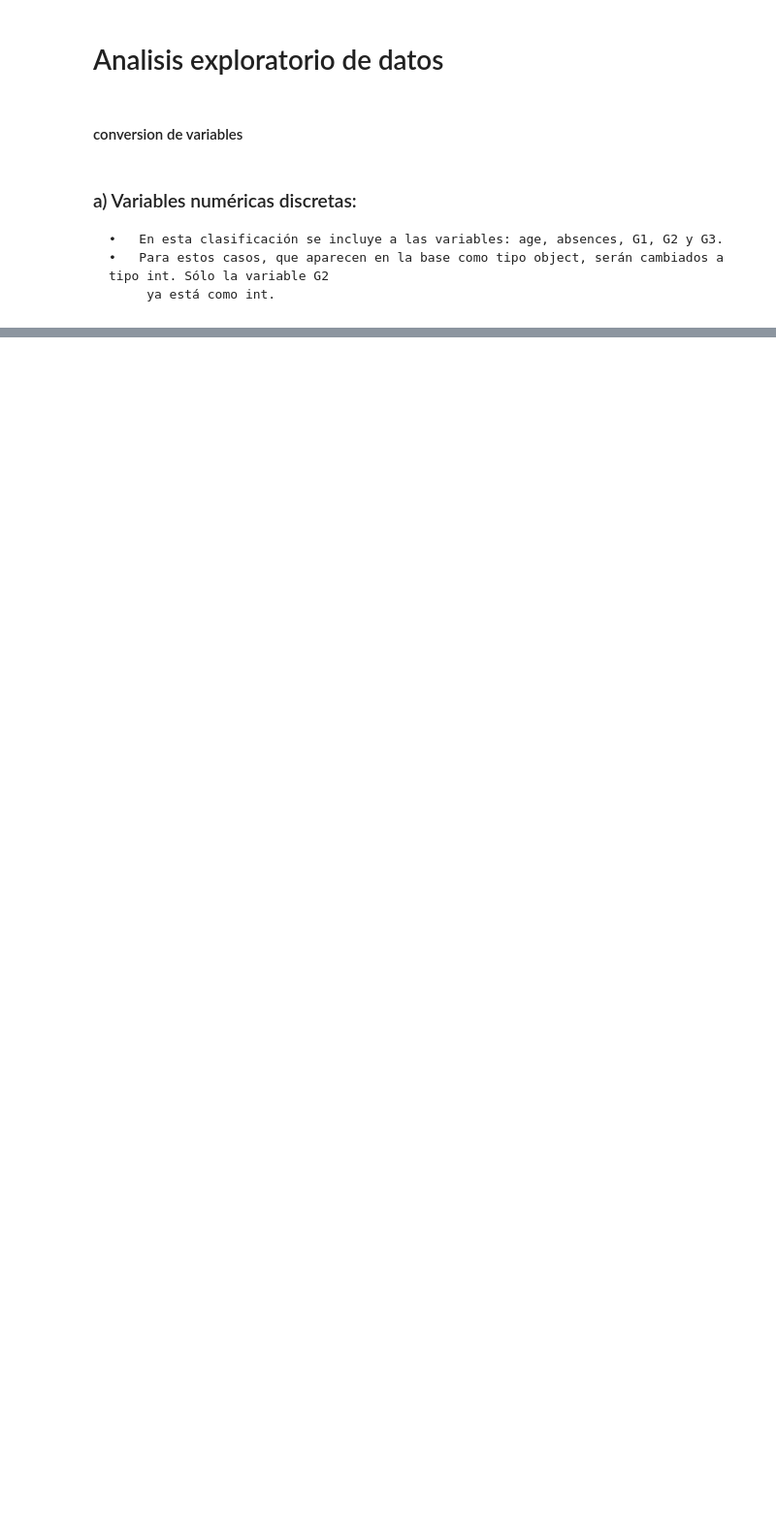
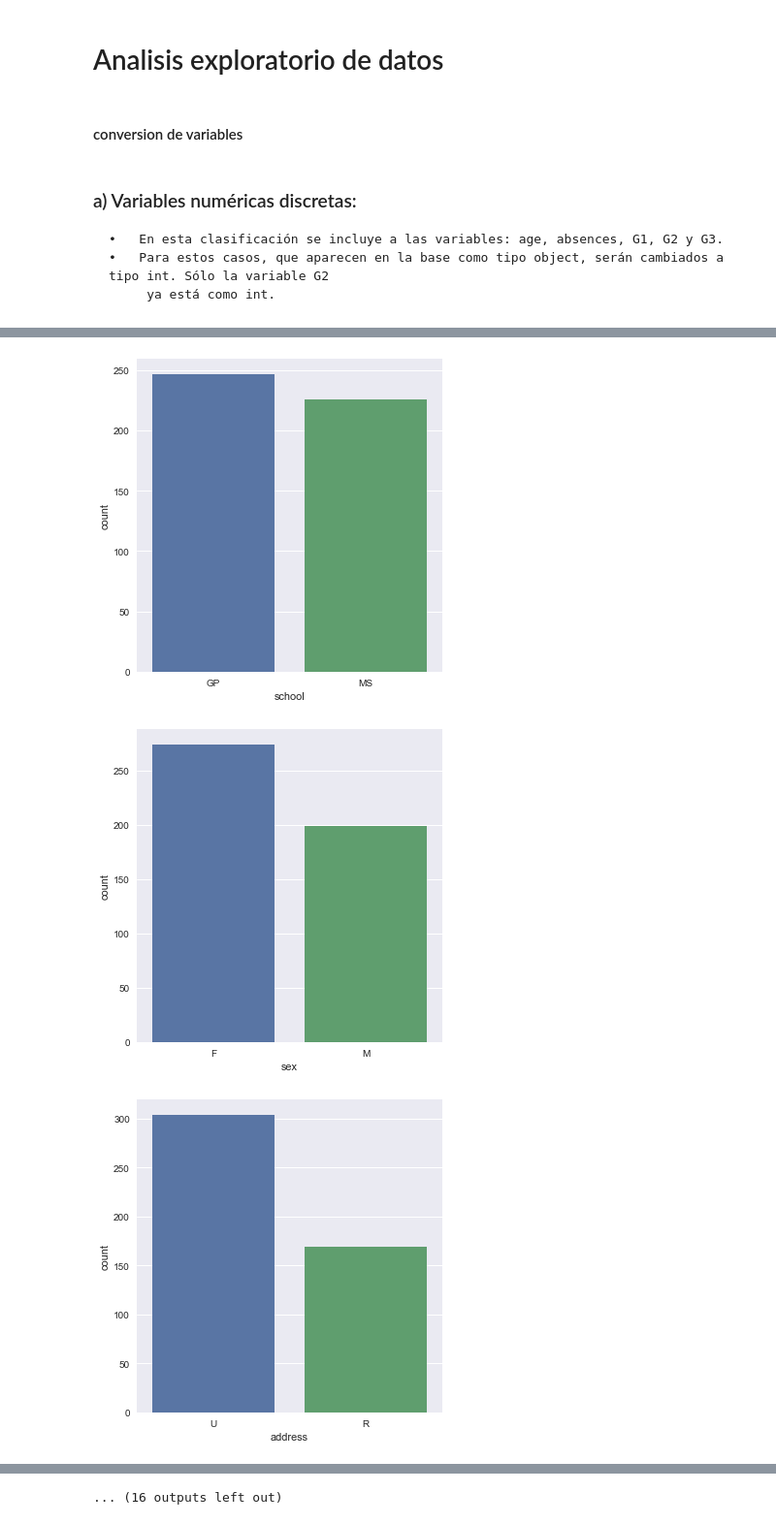
Before and after one commit to MBlancoC/Proyecto_IMT2200_Blanco_Moran_Varela, a Jupyter notebook: Proyecto.ipynb, the cells around one changed output, grey strips where cells are left out. Shown at 97% size. Drawn from its saved outputs; the diff is of its cells as text; code cells hidden in the pictures; blank space fills up the shorter version.

```diff
--- a/Proyecto.ipynb
+++ b/Proyecto.ipynb
@@ -249,0 +284,2 @@ def plot_hist(dataframe, variable):
+# %%
+df[['Medu', 'Fedu', 'traveltime', 'studytime', 'failures', 'famrel', 'freetime', 'goout' ,'Dalc' ,'Walc', 'health']] = df[['Medu', 'Fedu', 'traveltime', 'studytime', 'failures', 'famrel', 'freetime', 'goout' ,'Dalc' ,'Walc', 'health']].astype('int64')
@@ -249,0 +521,13 @@ def plot_hist(dataframe, variable):
+# %%
+lista_categorical = ['school', 'sex', 'address', 'famsize', 'Pstatus', 'Medu', 'Fedu',
+       'Mjob', 'Fjob', 'reason', 'guardian', 'traveltime', 'studytime',
+       'failures', 'schoolsup', 'famsup', 'paid', 'activities', 'nursery',
+       'higher', 'internet', 'romantic', 'famrel', 'freetime', 'goout', 'Dalc',
+       'Walc', 'health']
+
+for i in lista_categorical:
+    fn.graf_barra(df, i)
+# %% [output]
+[figure, added]
+[figure, added]
+[figure, added]
@@ -249,0 +543 @@ def plot_hist(dataframe, variable):
+... (16 outputs left out)
```
Also changed, not shown: parts of 62 cells of this notebook.
